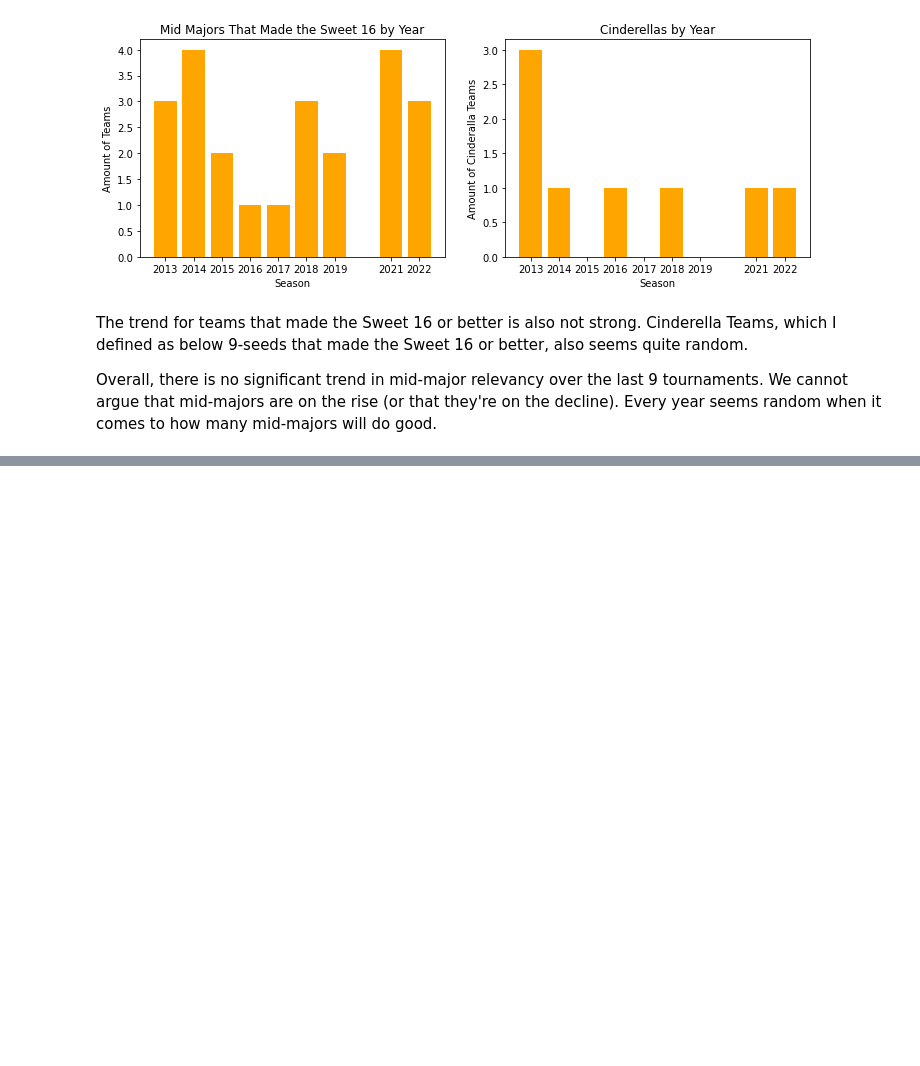
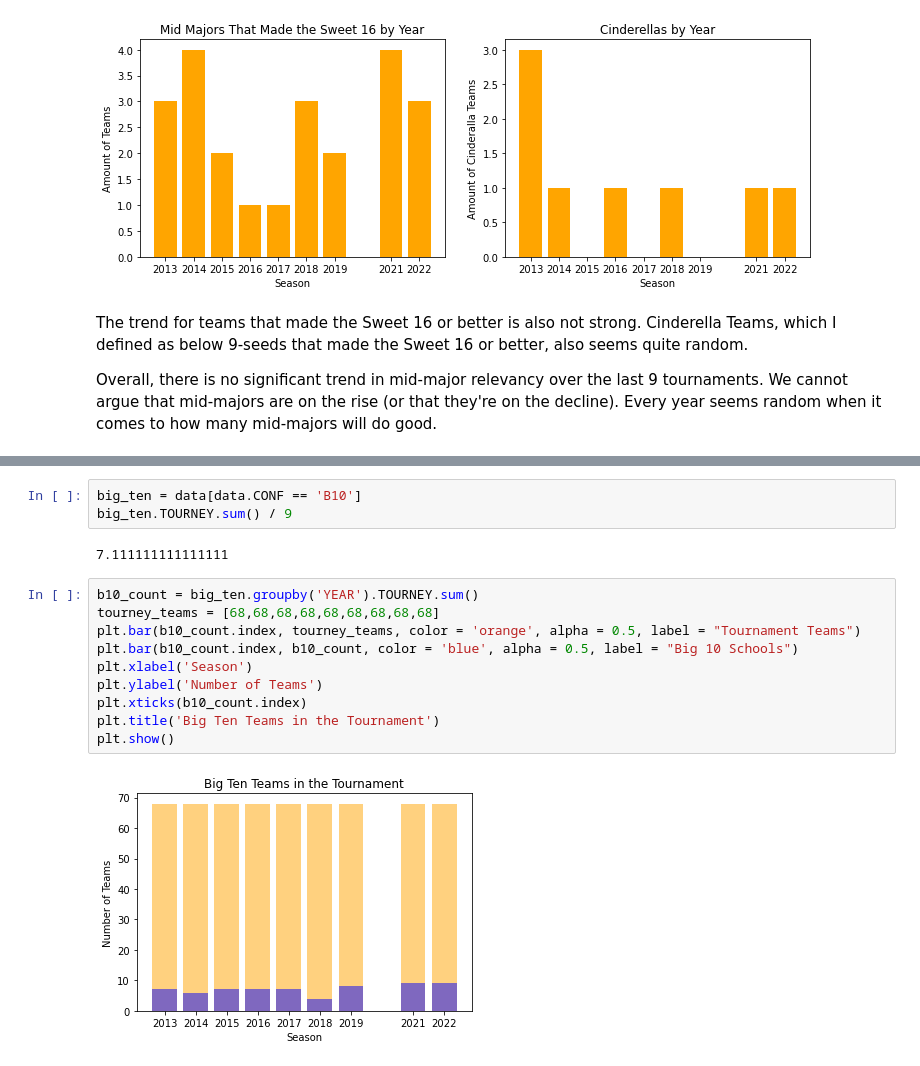
Before and after one commit to memphismiles/CBBConferences, a Jupyter notebook: CBBConferences.ipynb, the cells around one changed output, grey strips where cells are left out. Drawn from its saved outputs; the diff is of its cells as text; blank space fills up the shorter version.

```diff
--- a/CBBConferences.ipynb
+++ b/CBBConferences.ipynb
@@ -577,0 +641,17 @@ Overall, there is no significant trend in mid-major relevancy over the last 9 to
+# %%
+big_ten = data[data.CONF == 'B10']
+big_ten.TOURNEY.sum() / 9
+# %% [output]
+7.111111111111111
+# %%
+b10_count = big_ten.groupby('YEAR').TOURNEY.sum()
+tourney_teams = [68,68,68,68,68,68,68,68,68]
+plt.bar(b10_count.index, tourney_teams, color = 'orange', alpha = 0.5, label = "Tournament Teams")
+plt.bar(b10_count.index, b10_count, color = 'blue', alpha = 0.5, label = "Big 10 Schools")
+plt.xlabel('Season')
+plt.ylabel('Number of Teams')
+plt.xticks(b10_count.index)
+plt.title('Big Ten Teams in the Tournament')
+plt.show()
+# %% [output]
+[figure, added]
```
Also changed, not shown: parts of 21 cells of this notebook.
